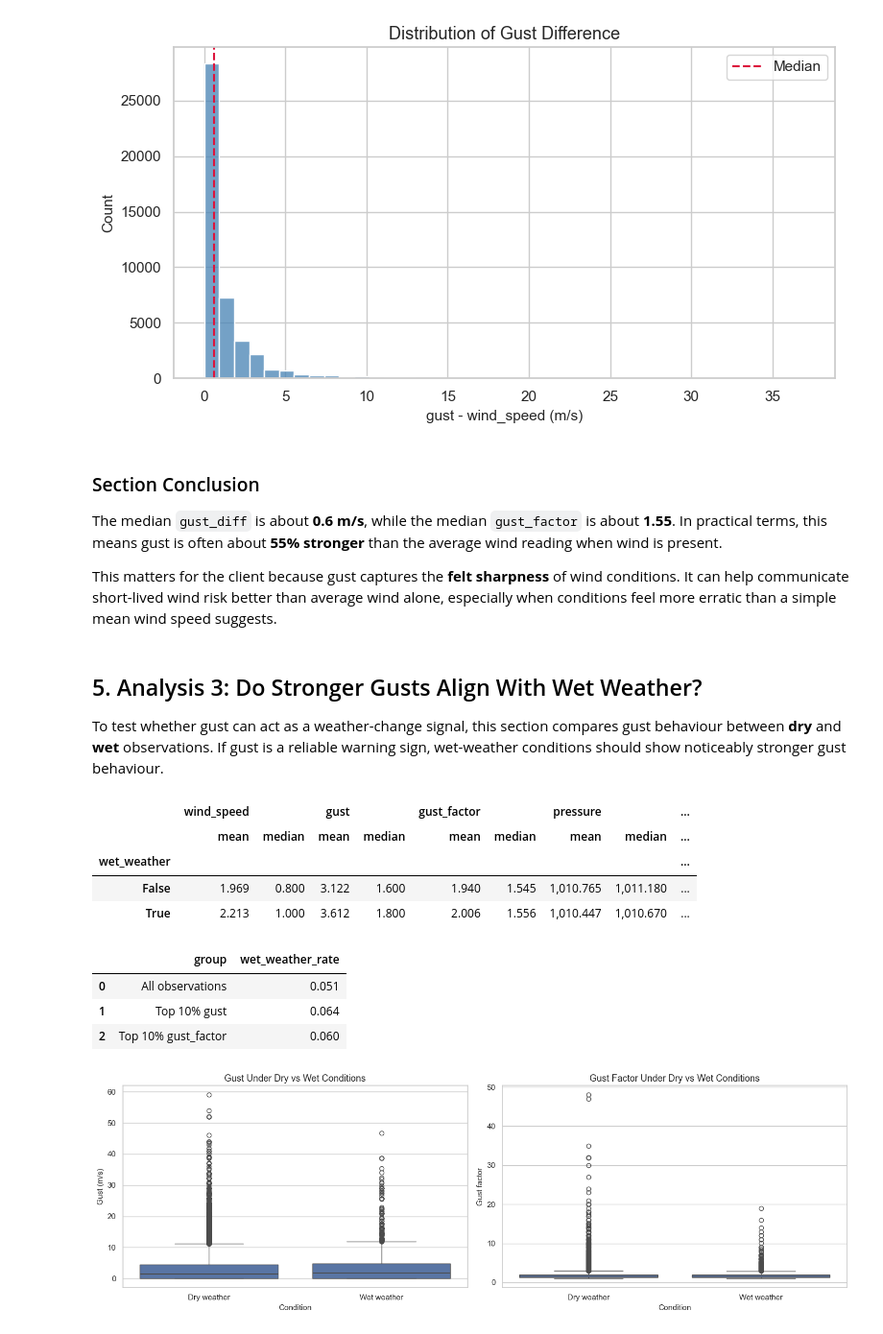
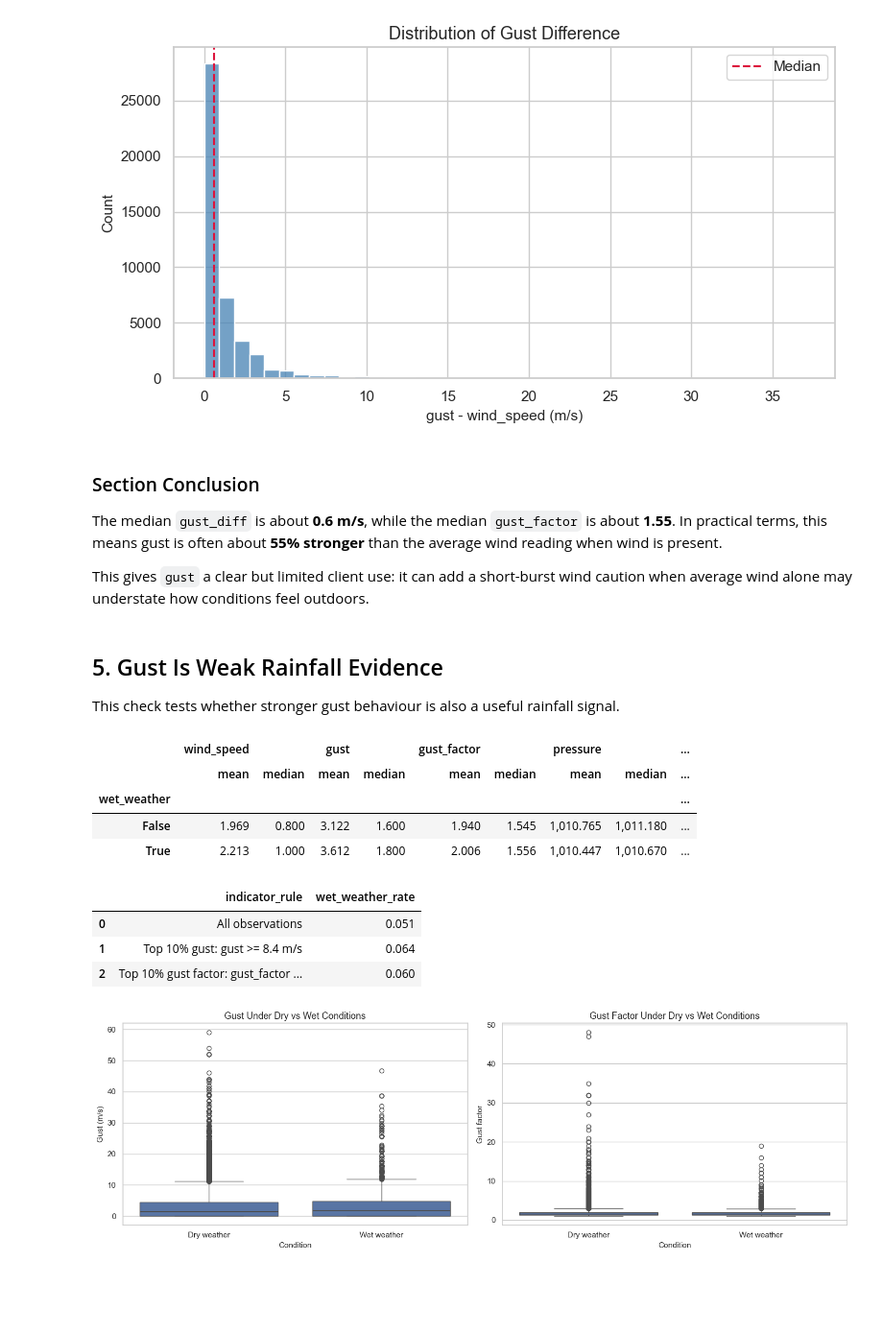
Before and after one commit to hyue3463-cloud/MWF-G2, a Jupyter notebook: develop-chen.ipynb, the cells around one changed output. Shown at 96% size. Drawn from its saved outputs; the diff is of its cells as text; code cells hidden in the pictures; blank space fills up the shorter version.

```diff
--- a/develop-chen.ipynb
+++ b/develop-chen.ipynb
@@ -281,11 +224,11 @@ plt.show()
 
 The median `gust_diff` is about **0.6 m/s**, while the median `gust_factor` is about **1.55**. In practical terms, this means gust is often about **55% stronger** than the average wind reading when wind is present.
 
-This matters for the client because gust captures the **felt sharpness** of wind conditions. It can help communicate short-lived wind risk better than average wind alone, especially when conditions feel more erratic than a simple mean wind speed suggests.
+This gives `gust` a clear but limited client use: it can add a short-burst wind caution when average wind alone may understate how conditions feel outdoors.
 # %% [markdown]
-## 5. Analysis 3: Do Stronger Gusts Align With Wet Weather?
+## 5. Gust Is Weak Rainfall Evidence
 
-To test whether gust can act as a weather-change signal, this section compares gust behaviour between **dry** and **wet** observations. If gust is a reliable warning sign, wet-weather conditions should show noticeably stronger gust behaviour.
+This check tests whether stronger gust behaviour is also a useful rainfall signal.
 # %%
 condition_labels = np.where(analysis_df['wet_weather'], 'Wet weather', 'Dry weather')
 plot_df = analysis_df.assign(condition=condition_labels)
@@ -296,42 +239,49 @@ wet_summary = (
     .round(3)
 )
 
+gust_p90 = analysis_df['gust'].quantile(0.9)
+gust_factor_p90 = analysis_df['gust_factor'].quantile(0.9)
+
 top_decile_rates = pd.DataFrame({
-    'group': ['All observations', 'Top 10% gust', 'Top 10% gust_factor'],
+    'indicator_rule': [
+        'All observations',
+        f'Top 10% gust: gust >= {gust_p90:.1f} m/s',
+        f'Top 10% gust factor: gust_factor >= {gust_factor_p90:.1f}'
+    ],
     'wet_weather_rate': [
         analysis_df['wet_weather'].mean(),
         analysis_df.loc[analysis_df['high_gust'], 'wet_weather'].mean(),
         analysis_df.loc[analysis_df['high_gust_factor'], 'wet_weather'].mean()
     ]
 })
 
 display(wet_summary)
 display(top_decile_rates)
 
 fig, axes = plt.subplots(1, 2, figsize=(15, 5))
 
 sns.boxplot(data=plot_df, x='condition', y='gust', ax=axes[0])
 axes[0].set_title('Gust Under Dry vs Wet Conditions')
 axes[0].set_xlabel('Condition')
 axes[0].set_ylabel('Gust (m/s)')
 
 sns.boxplot(data=plot_df[plot_df['gust_factor'].notna()], x='condition', y='gust_factor', ax=axes[1])
 axes[1].set_title('Gust Factor Under Dry vs Wet Conditions')
 axes[1].set_xlabel('Condition')
 axes[1].set_ylabel('Gust factor')
 
 plt.tight_layout()
 plt.show()
 # %% [output]
 |  | wind_speed |  | gust |  | gust_factor |  | pressure |  | ... |
 |  | mean | median | mean | median | mean | median | mean | median | ... |
 | wet_weather |  |  |  |  |  |  |  |  | ... |
 | False | 1.969 | 0.800 | 3.122 | 1.600 | 1.940 | 1.545 | 1,010.765 | 1,011.180 | ... |
 | True | 2.213 | 1.000 | 3.612 | 1.800 | 2.006 | 1.556 | 1,010.447 | 1,010.670 | ... |
-|  | group | wet_weather_rate |
+|  | indicator_rule | wet_weather_rate |
 | 0 | All observations | 0.051 |
-| 1 | Top 10% gust | 0.064 |
-| 2 | Top 10% gust_factor | 0.060 |
+| 1 | Top 10% gust: gust >= 8.4 m/s | 0.064 |
+| 2 | Top 10% gust factor: gust_factor ... | 0.060 |
 [figure]
 # %% [markdown]
 ### Section Conclusion
```
Also changed, not shown: parts of 12 cells of this notebook.
